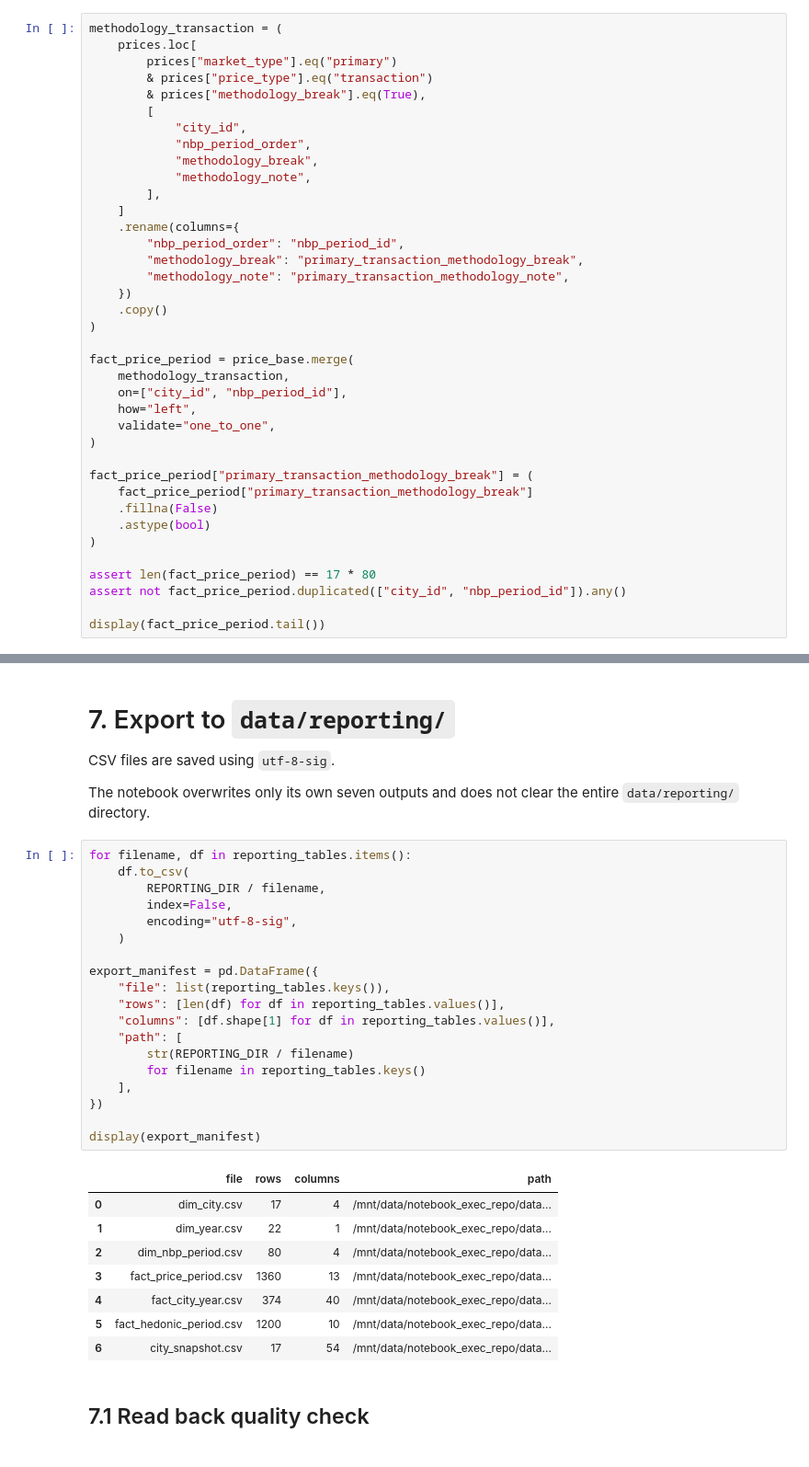
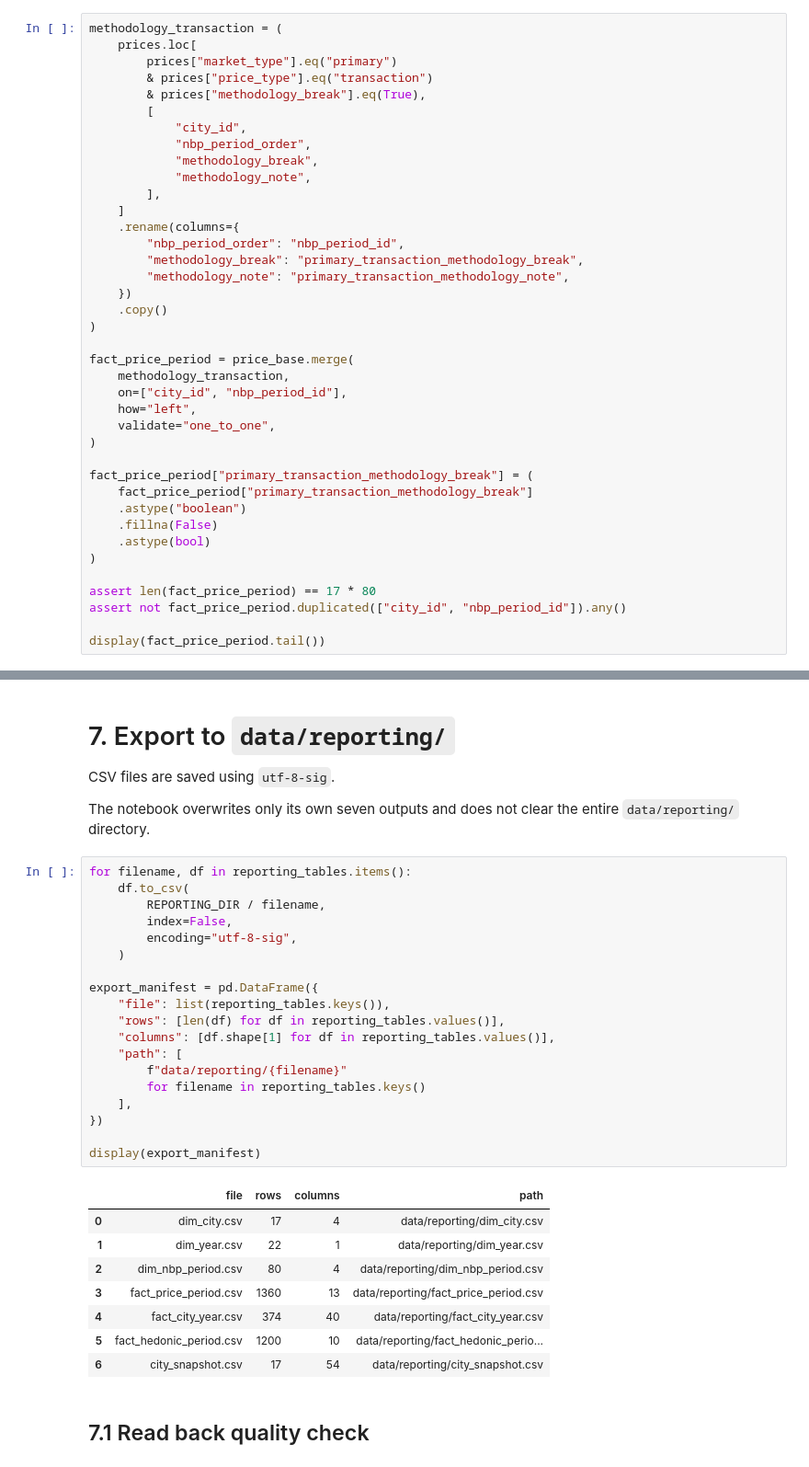
Before and after one commit to Bury20-80/Polish-Cities-Market-Analysis, a Jupyter notebook: notebooks/02_reporting_exports.ipynb, the cells around one changed output, grey strips where cells are left out. Shown at 92% size. Cells and saved outputs as stored; diff of their text form.

```diff
--- a/notebooks/02_reporting_exports.ipynb
+++ b/notebooks/02_reporting_exports.ipynb
@@ -270,6 +268,7 @@ fact_price_period = price_base.merge(
 
 fact_price_period["primary_transaction_methodology_break"] = (
     fact_price_period["primary_transaction_methodology_break"]
+    .astype("boolean")
     .fillna(False)
     .astype(bool)
 )
@@ -1051,31 +1052,31 @@ The notebook overwrites only its own seven outputs and does not clear the entire
 # %%
 for filename, df in reporting_tables.items():
     df.to_csv(
         REPORTING_DIR / filename,
         index=False,
         encoding="utf-8-sig",
     )
 
 export_manifest = pd.DataFrame({
     "file": list(reporting_tables.keys()),
     "rows": [len(df) for df in reporting_tables.values()],
     "columns": [df.shape[1] for df in reporting_tables.values()],
     "path": [
-        str(REPORTING_DIR / filename)
+        f"data/reporting/{filename}"
         for filename in reporting_tables.keys()
     ],
 })
 
 display(export_manifest)
 # %% [output]
 |  | file | rows | columns | path |
-| 0 | dim_city.csv | 17 | 4 | /mnt/data/notebook_exec_repo/data... |
-| 1 | dim_year.csv | 22 | 1 | /mnt/data/notebook_exec_repo/data... |
-| 2 | dim_nbp_period.csv | 80 | 4 | /mnt/data/notebook_exec_repo/data... |
-| 3 | fact_price_period.csv | 1360 | 13 | /mnt/data/notebook_exec_repo/data... |
-| 4 | fact_city_year.csv | 374 | 40 | /mnt/data/notebook_exec_repo/data... |
-| 5 | fact_hedonic_period.csv | 1200 | 10 | /mnt/data/notebook_exec_repo/data... |
-| 6 | city_snapshot.csv | 17 | 54 | /mnt/data/notebook_exec_repo/data... |
+| 0 | dim_city.csv | 17 | 4 | data/reporting/dim_city.csv |
+| 1 | dim_year.csv | 22 | 1 | data/reporting/dim_year.csv |
+| 2 | dim_nbp_period.csv | 80 | 4 | data/reporting/dim_nbp_period.csv |
+| 3 | fact_price_period.csv | 1360 | 13 | data/reporting/fact_price_period.csv |
+| 4 | fact_city_year.csv | 374 | 40 | data/reporting/fact_city_year.csv |
+| 5 | fact_hedonic_period.csv | 1200 | 10 | data/reporting/fact_hedonic_perio... |
+| 6 | city_snapshot.csv | 17 | 54 | data/reporting/city_snapshot.csv |
 # %% [markdown]
 ## 7.1 Read back quality check
 # %%
```
Also changed, not shown: parts of 3 cells of this notebook, 5 other files.
